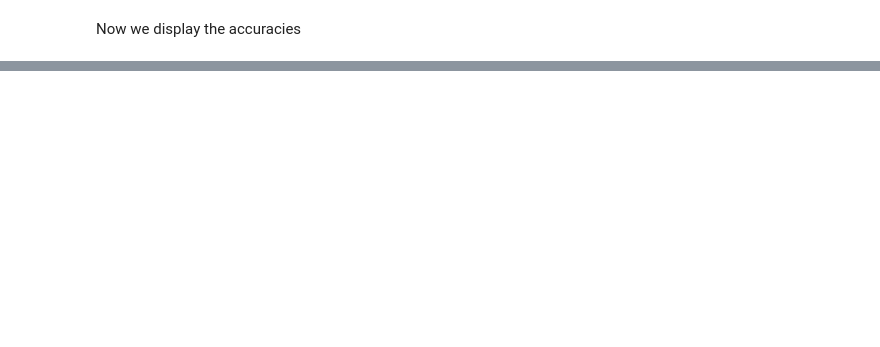
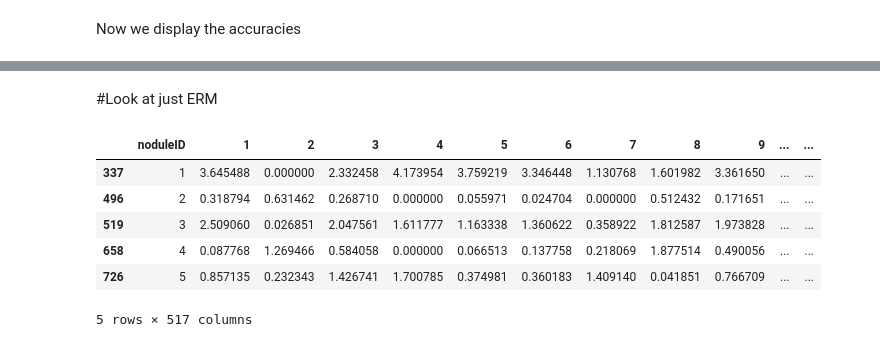
Before and after one commit to mtzig/LIDC_GDRO, a Jupyter notebook: notebooks/LIDC_Georges_End_to_End.ipynb, the cells around one changed output, grey strips where cells are left out. Drawn from its saved outputs; the diff is of its cells as text; code cells hidden in the pictures; blank space fills up the shorter version.

```diff
--- a/notebooks/LIDC_Georges_End_to_End.ipynb
+++ b/notebooks/LIDC_Georges_End_to_End.ipynb
@@ -504,0 +507,2 @@ plot_accuracies(accuracies_gDRO, './data/cluser_gdro_results.csv')
+# %% [markdown]
+#Look at just ERM
@@ -504,0 +528,14 @@ plot_accuracies(accuracies_gDRO, './data/cluser_gdro_results.csv')
+# %%
+df = df_features.sort_values('noduleID')
+# %%
+df['clusters'] = df_splits['clusters']
+# %%
+df.head()
+# %% [output]
+|  | noduleID | 1 | 2 | 3 | 4 | 5 | 6 | 7 | 8 | 9 | ... | ... |
+| 337 | 1 | 3.645488 | 0.000000 | 2.332458 | 4.173954 | 3.759219 | 3.346448 | 1.130768 | 1.601982 | 3.361650 | ... | ... |
+| 496 | 2 | 0.318794 | 0.631462 | 0.268710 | 0.000000 | 0.055971 | 0.024704 | 0.000000 | 0.512432 | 0.171651 | ... | ... |
+| 519 | 3 | 2.509060 | 0.026851 | 2.047561 | 1.611777 | 1.163338 | 1.360622 | 0.358922 | 1.812587 | 1.973828 | ... | ... |
+| 658 | 4 | 0.087768 | 1.269466 | 0.584058 | 0.000000 | 0.066513 | 0.137758 | 0.218069 | 1.877514 | 0.490056 | ... | ... |
+| 726 | 5 | 0.857135 | 0.232343 | 1.426741 | 1.700785 | 0.374981 | 0.360183 | 1.409140 | 0.041851 | 0.766709 | ... | ... |
+5 rows × 517 columns
```
Also changed, not shown: parts of 30 cells of this notebook.
